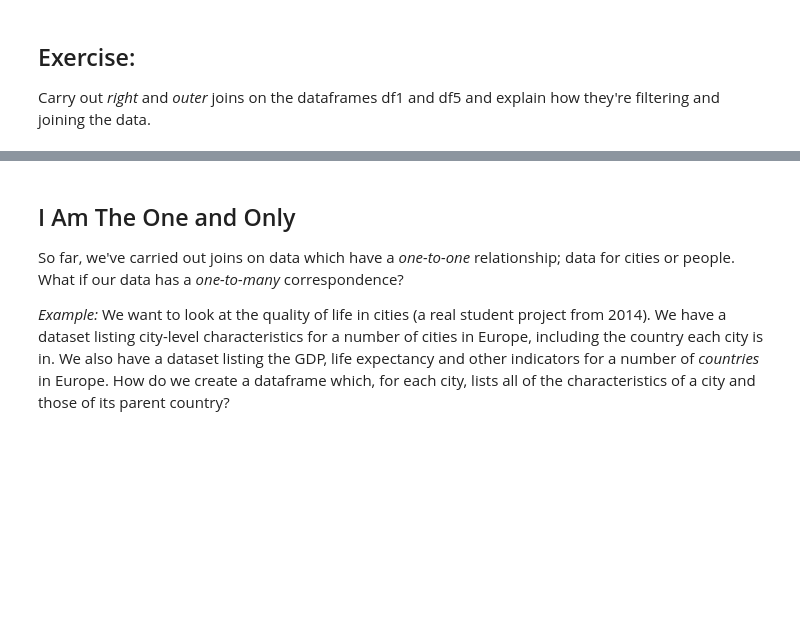
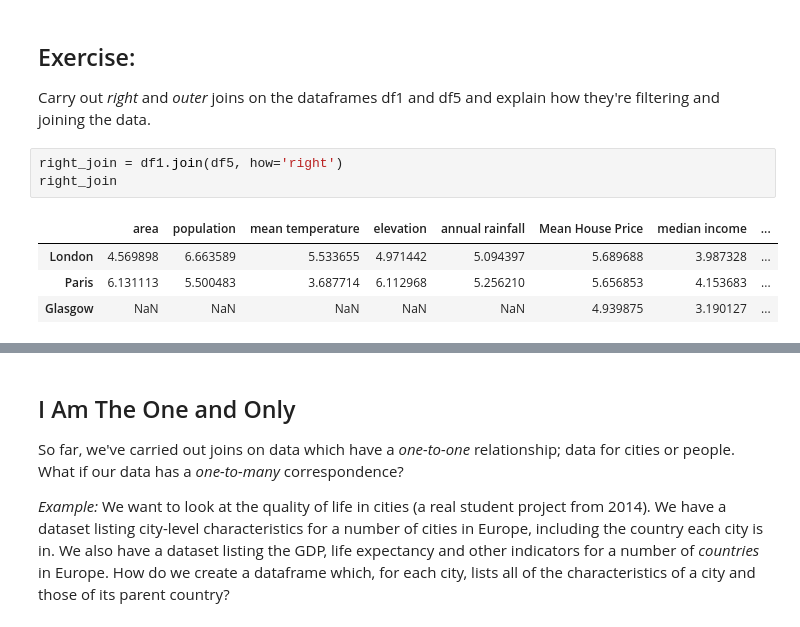
Before and after one commit to wigglyworm88/QM2, a Jupyter notebook: notebooks/RW. Merging and Joining.ipynb, the cells around one changed output, grey strips where cells are left out. Cells and saved outputs as stored; diff of their text form; blank space fills up the shorter version.

```diff
--- a/notebooks/RW. Merging and Joining.ipynb
+++ b/notebooks/RW. Merging and Joining.ipynb
@@ -333,3 +362,11 @@ As we see, the missing data appears as **NaN** - Not a Number.
 ## Exercise:
 
 Carry out *right* and *outer* joins on the dataframes df1 and df5 and explain how they're filtering and joining the data.
+# %%
+right_join = df1.join(df5, how='right')
+right_join
+# %% [output]
+|  | area | population | mean temperature | elevation | annual rainfall | Mean House Price | median income | ... |
+| London | 4.569898 | 6.663589 | 5.533655 | 4.971442 | 5.094397 | 5.689688 | 3.987328 | ... |
+| Paris | 6.131113 | 5.500483 | 3.687714 | 6.112968 | 5.256210 | 5.656853 | 4.153683 | ... |
+| Glasgow | NaN | NaN | NaN | NaN | NaN | 4.939875 | 3.190127 | ... |
```
Also changed, not shown: parts of 31 cells of this notebook.
